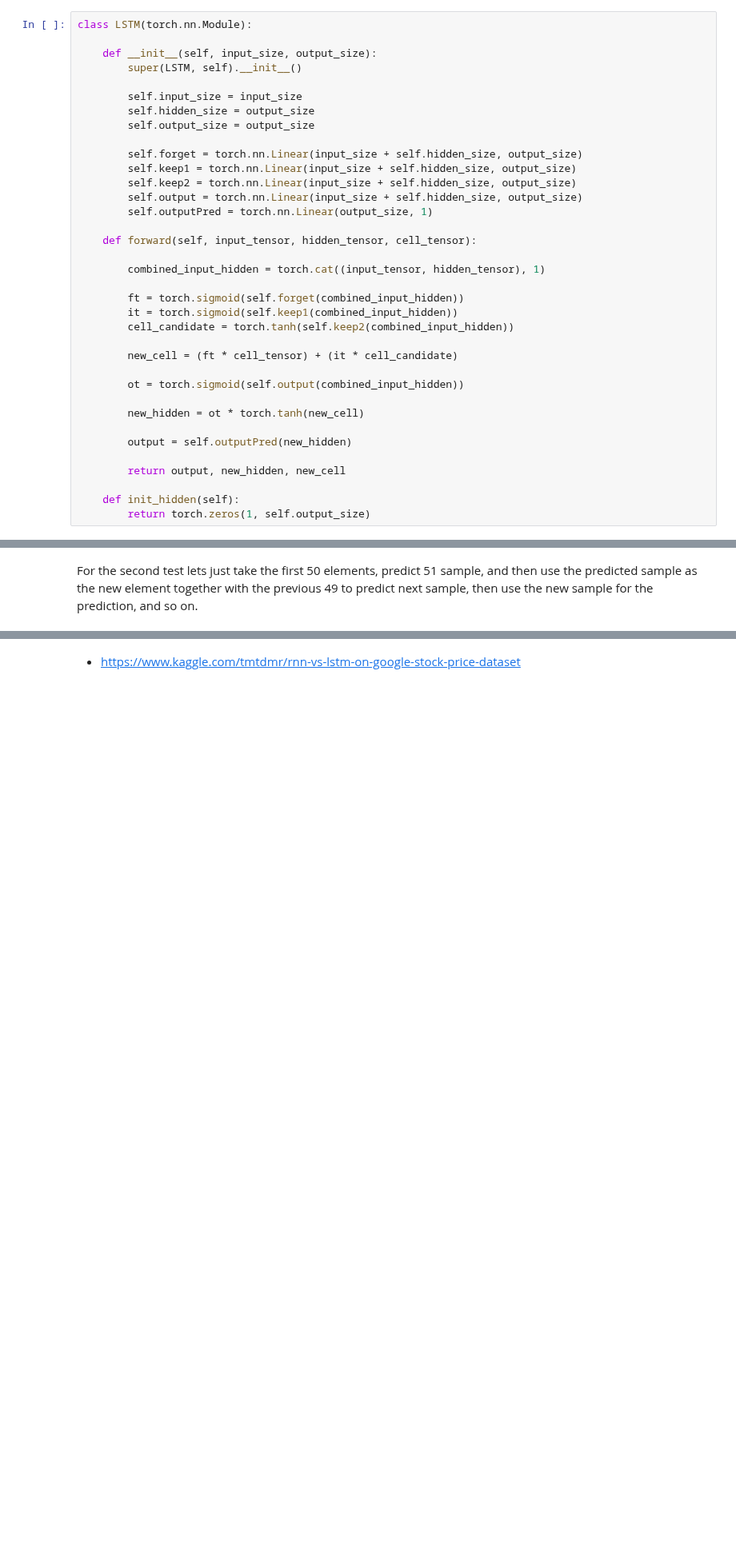
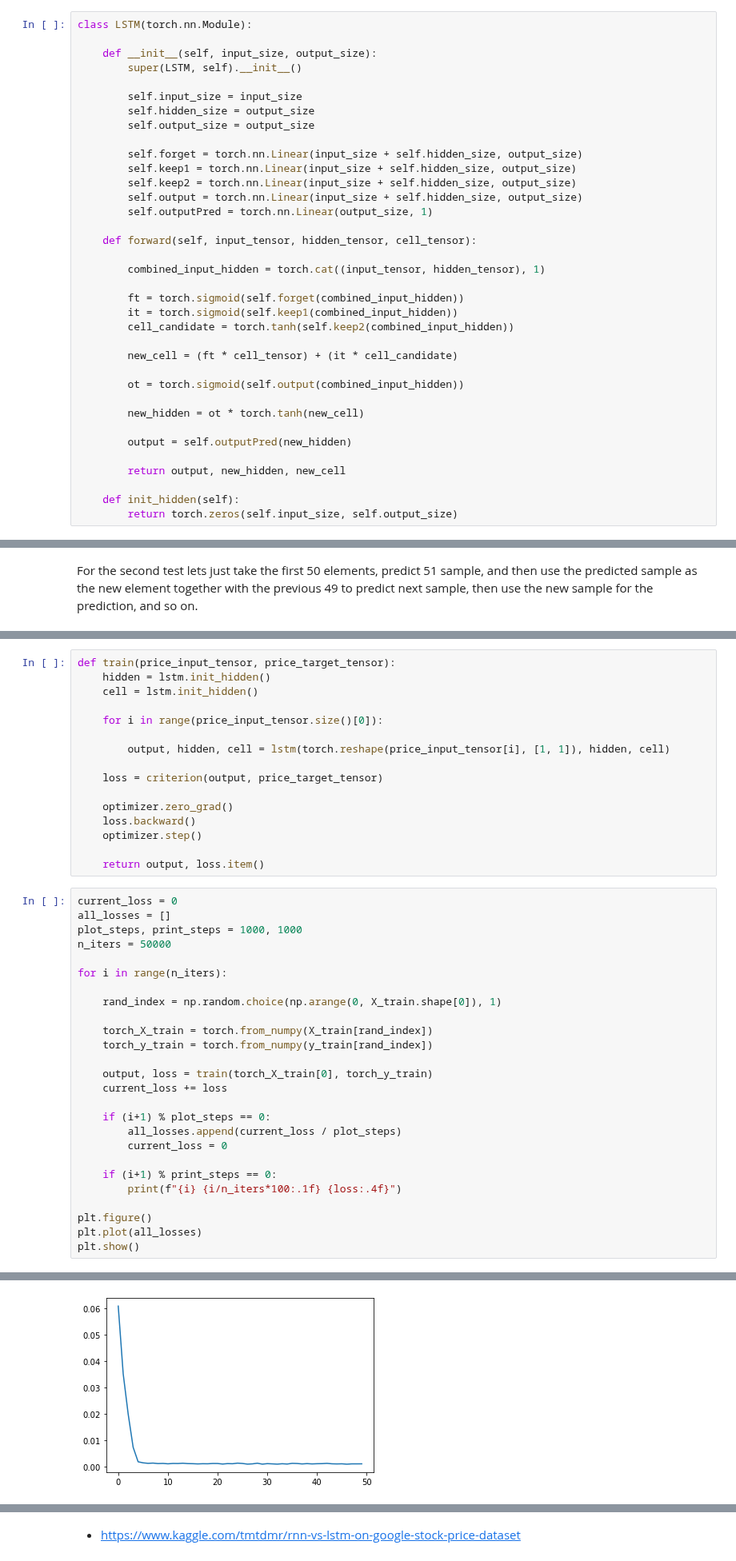
Before and after one commit to eon129/pytorch_tests, a Jupyter notebook: GoogleStockLSTM.ipynb, the cells around one changed output, grey strips where cells are left out. Shown at 80% size. Cells and saved outputs as stored; diff of their text form; blank space fills up the shorter version.

```diff
--- a/GoogleStockLSTM.ipynb
+++ b/GoogleStockLSTM.ipynb
@@ -122,7 +103,7 @@ class LSTM(torch.nn.Module):
         return output, new_hidden, new_cell
 
     def init_hidden(self):
-        return torch.zeros(1, self.output_size)
+        return torch.zeros(self.input_size, self.output_size)
 # %%
 lstm = LSTM(1, 50)
 
@@ -269,0 +343,43 @@ plt.show()
+# %%
+def train(price_input_tensor, price_target_tensor):
+    hidden = lstm.init_hidden()
+    cell = lstm.init_hidden()
+
+    for i in range(price_input_tensor.size()[0]):
+
+        output, hidden, cell = lstm(torch.reshape(price_input_tensor[i], [1, 1]), hidden, cell)
+
+    loss = criterion(output, price_target_tensor)
+
+    optimizer.zero_grad()
+    loss.backward()
+    optimizer.step()
+
+    return output, loss.item()
+# %%
+current_loss = 0
+all_losses = []
+plot_steps, print_steps = 1000, 1000
+n_iters = 50000
+
+for i in range(n_iters):
+
+    rand_index = np.random.choice(np.arange(0, X_train.shape[0]), 1)
+
+    torch_X_train = torch.from_numpy(X_train[rand_index])
+    torch_y_train = torch.from_numpy(y_train[rand_index])
+
+    output, loss = train(torch_X_train[0], torch_y_train)
+    current_loss += loss
+
+    if (i+1) % plot_steps == 0:
+        all_losses.append(current_loss / plot_steps)
+        current_loss = 0
+
+    if (i+1) % print_steps == 0:
+        print(f"{i} {i/n_iters*100:.1f} {loss:.4f}")
+
+plt.figure()
+plt.plot(all_losses)
+plt.show()
+# %% [output]
@@ -269,0 +403 @@ plt.show()
+[figure, added]
```
Also changed, not shown: parts of 21 cells of this notebook.
